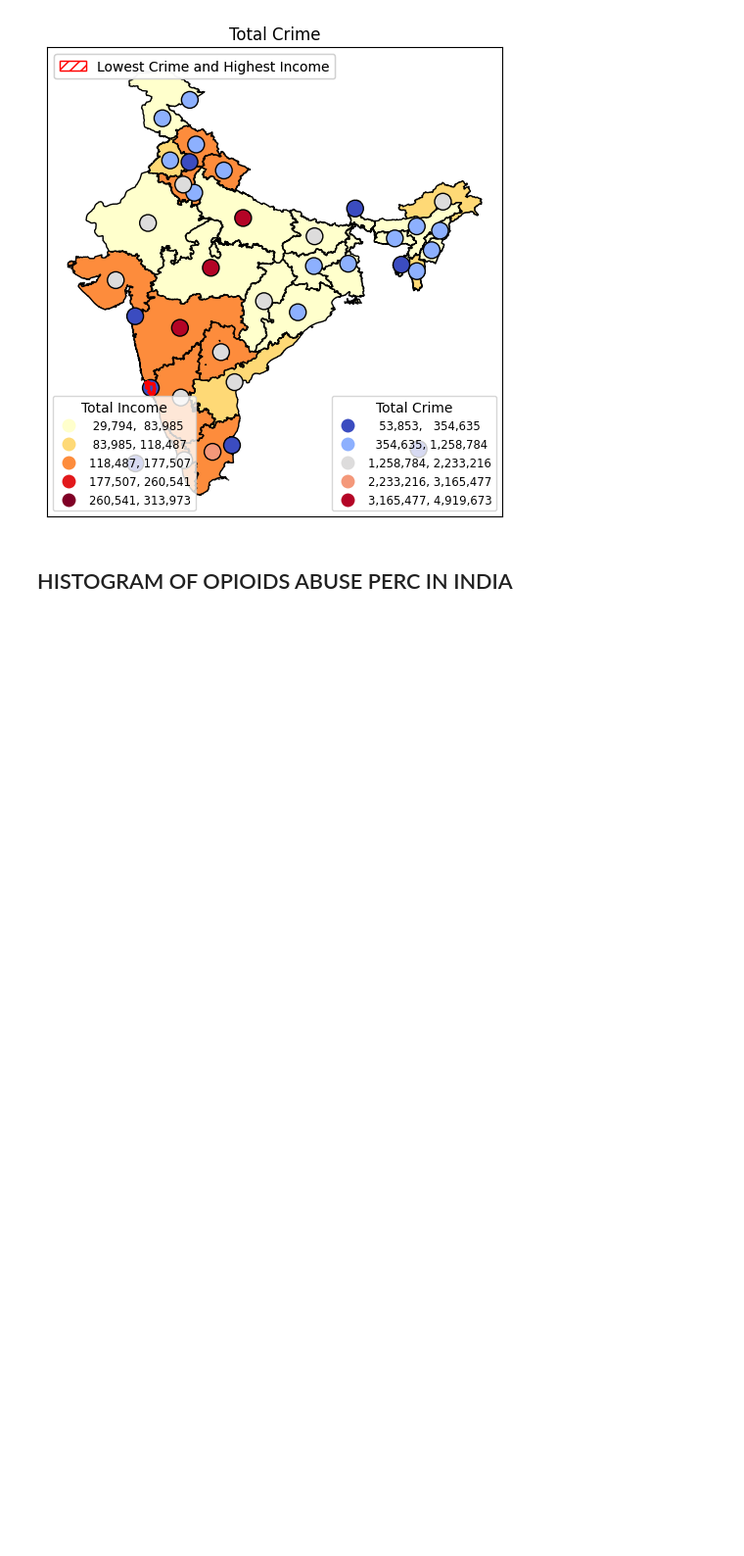
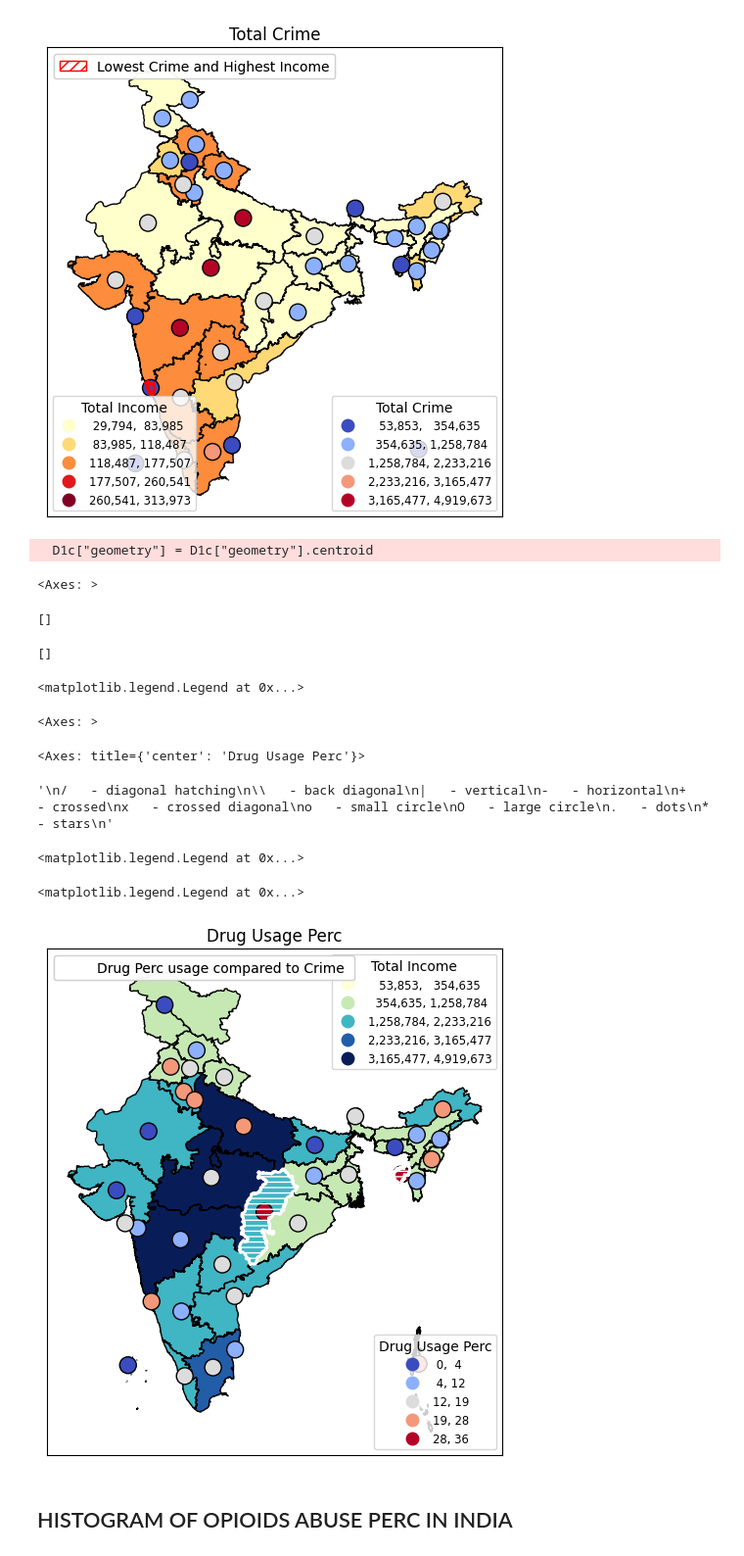
Before and after one commit to HarshGujarathi7/GISTEST, a Jupyter notebook: ps2.ipynb, the cells around one changed output. Shown at 98% size. Drawn from its saved outputs; the diff is of its cells as text; code cells hidden in the pictures; blank space fills up the shorter version.

```diff
--- a/ps2.ipynb
+++ b/ps2.ipynb
@@ -704,6 +707,73 @@ ax.add_artist(l1)
 <matplotlib.legend.Legend at 0x...>
 <matplotlib.legend.Legend at 0x...>
 [figure]
+# %%
+D1c = drug1.copy()
+D1c["geometry"] = D1c["geometry"].centroid
+# %% [output]
+  D1c["geometry"] = D1c["geometry"].centroid
+# %%
+india_district_ct=States.query("STATE=='CHHATTISHGARH'|STATE=='TRIPURA'")
+# %%
+fig, ax = plt.subplots(1, figsize=(6,14))
+C1.plot(ax=ax,column='TOTAL  CRIMES',legend=True,cmap='YlGnBu',scheme='natural_breaks',k=5,
+         edgecolor='black',linewidth=1,legend_kwds= {"fmt": "{:,.0f}",
+        'loc':'upper right','title_fontsize':'medium','fontsize':'small','markerscale':1})
+
+l1 = ax.get_legend()
+l1.set_title('''Total Income''')
+ax.set_xticks([]); ax.set_yticks([])
+
+ax.add_artist(l1)
+D1c.plot(ax=ax,column='Usage',legend=True,cmap='coolwarm',scheme='natural_breaks',k=5,
+         edgecolor='black',linewidth=1,legend_kwds= {"fmt": "{:,.0f}",
+        'loc':'lower right','title_fontsize':'medium','fontsize':'small','markerscale':1},
+         markersize = 150)
+
+
+ax.title.set_text("Drug Usage Perc")
+
+l2 = ax.get_legend()
+l2.set_title('''Drug Usage Perc''')
+
+india_district_ct.plot(ax=ax,edgecolor='white',linewidth=2, facecolor="none",alpha=1,hatch='---')
+'''
+/   - diagonal hatching
+\   - back diagonal
+|   - vertical
+-   - horizontal
++   - crossed
+x   - crossed diagonal
+o   - small circle
+O   - large circle
+.   - dots
+*   - stars
+'''
+
+l1 = ax.get_legend()
+l1.set_title('''Drug Usage Perc''')
+
+import matplotlib.patches as mpatches
+
+bluePatch = mpatches.Patch(edgecolor='white', facecolor='none',
+                     hatch='---', label=r'Drug Perc usage compared to Crime ')
+
+l2=plt.legend(handles=[bluePatch],loc='upper left')
+
+
+ax.add_artist(l2)
+ax.add_artist(l1)
+# %% [output]
+<Axes: >
+[]
+[]
+<matplotlib.legend.Legend at 0x...>
+<Axes: >
+<Axes: title={'center': 'Drug Usage Perc'}>
+'\n/   - diagonal hatching\n\\   - back diagonal\n|   - vertical\n-   - horizontal\n+   - crossed\nx   - crossed diagonal\no   - small circle\nO   - large circle\n.   - dots\n*   - stars\n'
+<matplotlib.legend.Legend at 0x...>
+<matplotlib.legend.Legend at 0x...>
+[figure, added]
 # %% [markdown]
 ## HISTOGRAM OF OPIOIDS ABUSE PERC IN INDIA
 # %%
```
Also changed, not shown: parts of 11 cells of this notebook.
